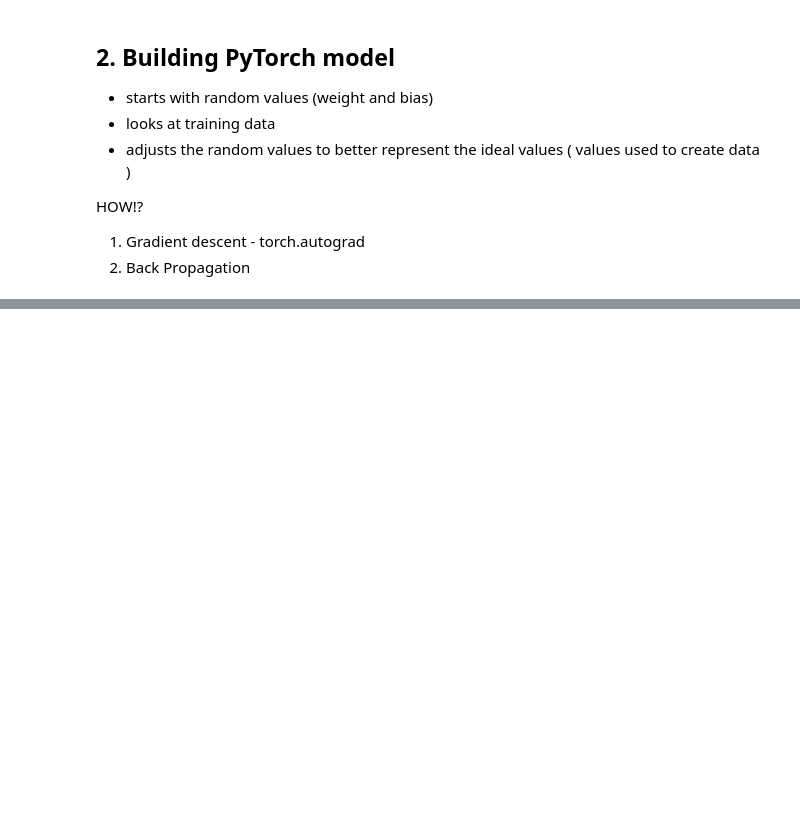
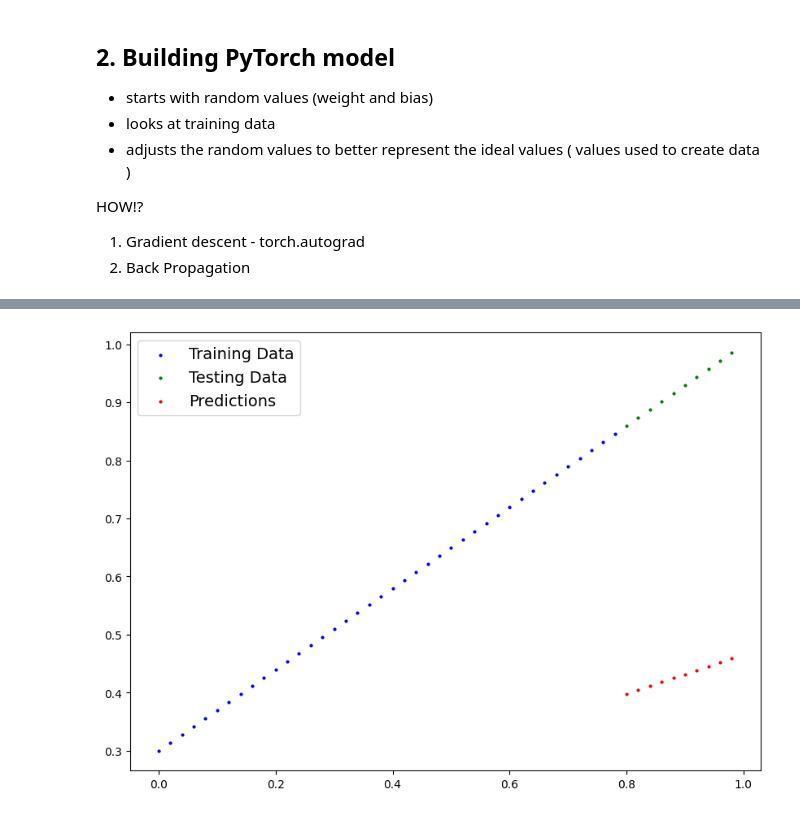
Before and after one commit to DerekHickey6/G-Colab-PyTorch, a Jupyter notebook: PyTorch_workflow.ipynb, the cells around one changed output, grey strips where cells are left out. Saved outputs shown, nothing was run; the diff lists cells and outputs as text; code cells hidden in the pictures; blank space fills up the shorter version.

```diff
--- a/PyTorch_workflow.ipynb
+++ b/PyTorch_workflow.ipynb
@@ -134,6 +134,6 @@ class LinearRegressionModel(nn.Module):     # <- almost everything in pytorch in
                                          requires_grad=True,
                                          dtype=torch.float))
 
-    # Forward method to define the computation performed at every call
-    def forward(self, x: torch.Tensor) -> torch.Tensor:  # <- "x" is the input data
-      return self.weights * x + self.bias  # linear regression formula
+  # Forward method to define the computation performed at every call
+  def forward(self, x: torch.Tensor) -> torch.Tensor:  # <- "x" is the input data
+    return self.weight * x + self.bias  # linear regression formula
@@ -139,0 +158,9 @@ class LinearRegressionModel(nn.Module):     # <- almost everything in pytorch in
+# %%
+# Create a random seed
+torch.manual_seed(42)
+
+# Create and instance of the model ( subclass of nn.Module )
+model_0 = LinearRegressionModel()
+
+# check out the parameters
+list(model_0.parameters())
@@ -139,0 +183,6 @@ class LinearRegressionModel(nn.Module):     # <- almost everything in pytorch in
+# %%
+# Make predictions with model -- ideal model will take X_test and output y_test
+with torch.inference_mode():  # context manager -- turns OFF gradient tracking, don't need to track if we are not training ( PyTorch keeps track of less data )
+  y_preds = model_0(X_test)
+
+y_preds
@@ -139,0 +213,4 @@ class LinearRegressionModel(nn.Module):     # <- almost everything in pytorch in
+# %%
+plot_predictions(predictions=y_preds)
+# %% [output]
+[figure, added]
```
Also changed, not shown: parts of 15 cells of this notebook.
